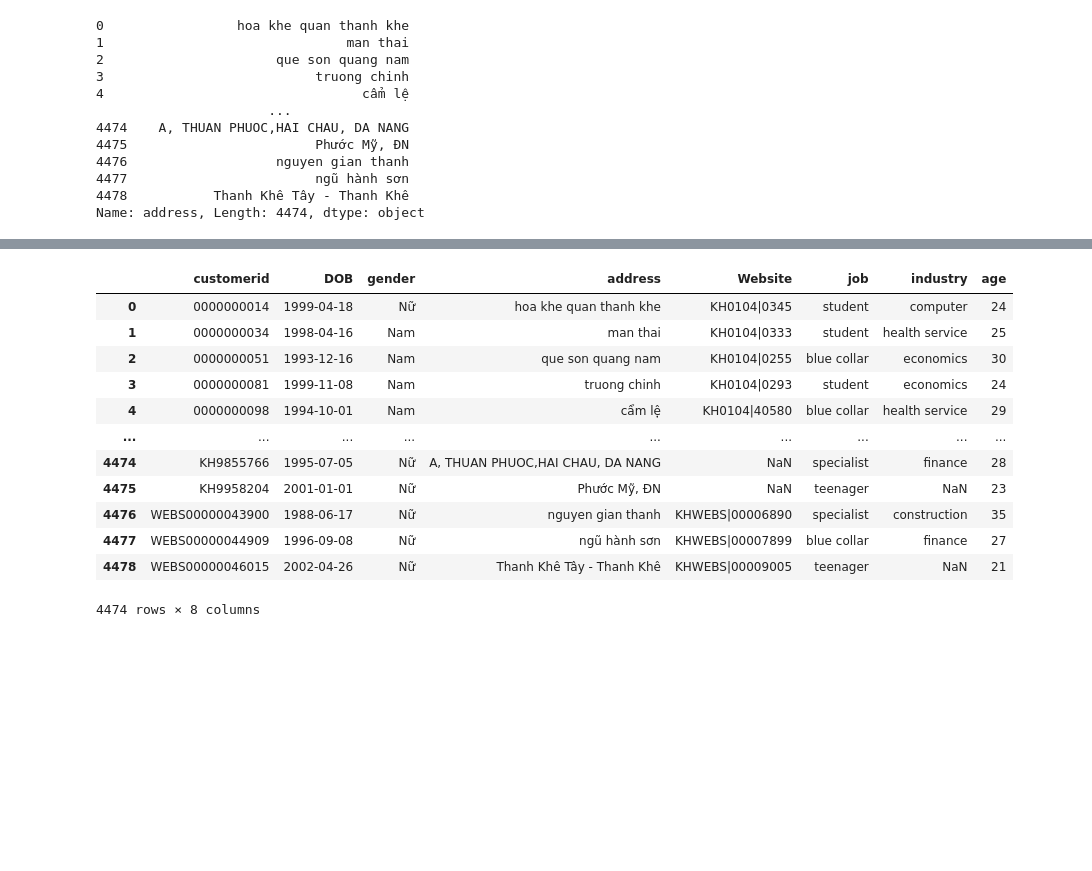
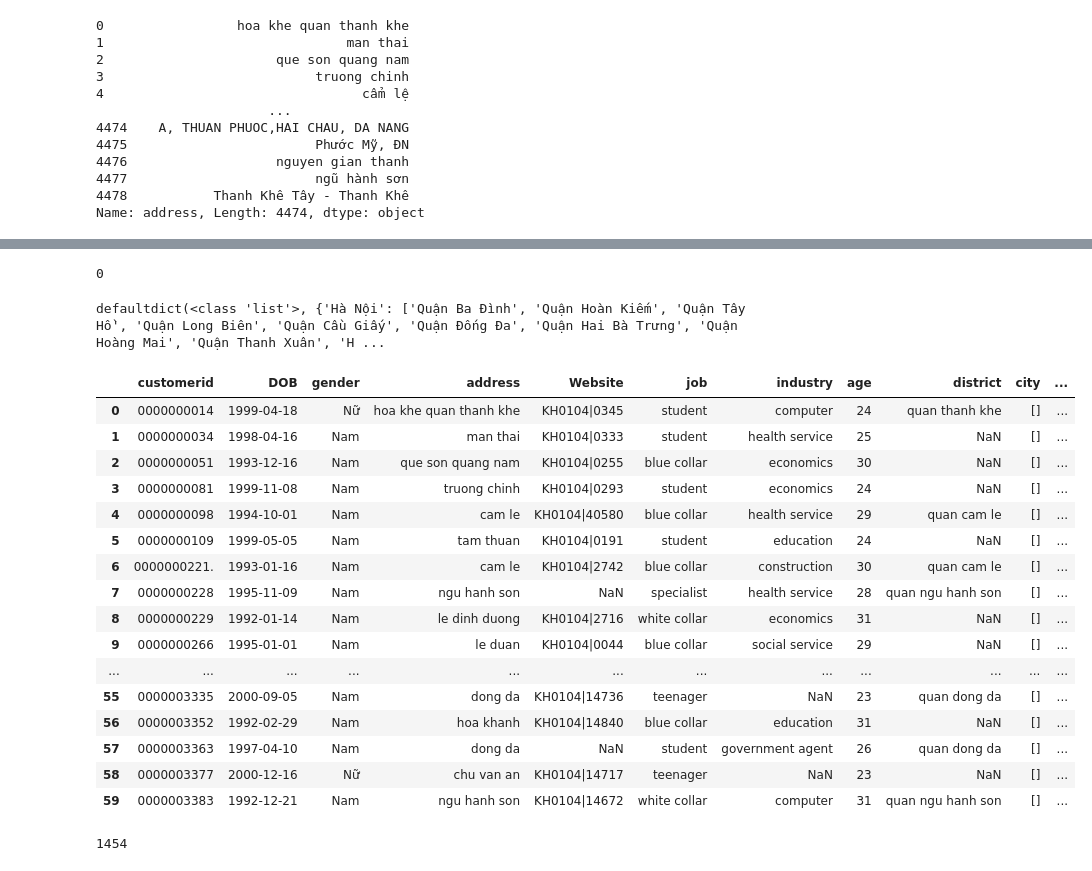
Before and after one commit to MinhDucNguyen9705/data_storytelling, a Jupyter notebook: customer_clean.ipynb, the cells around one changed output, grey strips where cells are left out. Saved outputs shown, nothing was run; the diff lists cells and outputs as text; code cells hidden in the pictures; blank space fills up the shorter version.

Commit message:
Partially clean address

```diff
--- a/customer_clean.ipynb
+++ b/customer_clean.ipynb
@@ -333,0 +205,10 @@ array(['man thai', ' truong chinh', 'cẩm lệ', 'Tam Thuan', 'Cẩm Lê,Đn',
+# %%
+from unidecode import unidecode
+
+customer['address']=customer['address'].apply(unidecode).str.lower()
+customer['address']=customer['address'].apply(lambda x: x.split('-')[-2] if '-' in x else x.split(',')[-2] if ',' in x else x)
+# %%
+customer['district'] = np.NaN
+customer['city'] = np.NaN
+customer['partial score'] = 0
+customer
@@ -334,16 +229,55 @@ array(['man thai', ' truong chinh', 'cẩm lệ', 'Tam Thuan', 'Cẩm Lê,Đn',
+# %%
+customer.loc[customer['address']=='que son quang nam', 'partial score'].iloc[0]
+# %% [output]
+0
+# %%
+from district_extract import district_list
+from thefuzz import process
+
+district_list = list(map(unidecode, district_list))
+district_list = list(map(str.lower, district_list))
+
+unique_address = customer['address'].unique()
+for district in district_list:
+    matches=process.extract(district, unique_address, limit=len(unique_address))
+    # matches.sort(key = lambda x: x[1], reverse=True)
+    # if matches[0][1]>=85:
+    #     customer.loc[customer['address']==matches[0][0], 'district']=district
+    for match in matches:
+        if match[1]>=88:
+            if match[1]>customer.loc[customer['address']==match[0], 'partial score'].iloc[0]:
+                customer.loc[customer['address']==match[0], 'district']=district
+                customer.loc[customer['address']==match[0], 'partial score']=match[1]
+
+            # customer.loc[customer['address']==match[0], 'city']= district_dict[district]
+# %%
+from district_extract import district_dict
+print(district_dict)
+# %% [output]
+defaultdict(<class 'list'>, {'Hà Nội': ['Quận Ba Đình', 'Quận Hoàn Kiếm', 'Quận Tây Hồ', 'Quận Long Biên', 'Quận Cầu Giấy', 'Quận Đống Đa', 'Quận Hai Bà Trưng', 'Quận Hoàng Mai', 'Quận Thanh Xuân', 'H ...
+# %%
+customer['city']=customer['address'].apply(lambda x: district_dict[x])
 # %%
-customer
+customer.head(60)
 # %% [output]
-|  | customerid | DOB | gender | address | Website | job | industry | age |
-| 0 | 0000000014 | 1999-04-18 | Nữ | hoa khe quan thanh khe | KH0104|0345 | student | computer | 24 |
-| 1 | 0000000034 | 1998-04-16 | Nam | man thai | KH0104|0333 | student | health service | 25 |
-| 2 | 0000000051 | 1993-12-16 | Nam | que son quang nam | KH0104|0255 | blue collar | economics | 30 |
-| 3 | 0000000081 | 1999-11-08 | Nam | truong chinh | KH0104|0293 | student | economics | 24 |
-| 4 | 0000000098 | 1994-10-01 | Nam | cẩm lệ | KH0104|40580 | blue collar | health service | 29 |
-| ... | ... | ... | ... | ... | ... | ... | ... | ... |
-| 4474 | KH9855766 | 1995-07-05 | Nữ | A, THUAN PHUOC,HAI CHAU, DA NANG | NaN | specialist | finance | 28 |
-| 4475 | KH9958204 | 2001-01-01 | Nữ | Phước Mỹ, ĐN | NaN | teenager | NaN | 23 |
-| 4476 | WEBS00000043900 | 1988-06-17 | Nữ | nguyen gian thanh | KHWEBS|00006890 | specialist | construction | 35 |
-| 4477 | WEBS00000044909 | 1996-09-08 | Nữ | ngũ hành sơn | KHWEBS|00007899 | blue collar | finance | 27 |
-| 4478 | WEBS00000046015 | 2002-04-26 | Nữ | Thanh Khê Tây - Thanh Khê | KHWEBS|00009005 | teenager | NaN | 21 |
+|  | customerid | DOB | gender | address | Website | job | industry | age | district | city | ... |
+| 0 | 0000000014 | 1999-04-18 | Nữ | hoa khe quan thanh khe | KH0104|0345 | student | computer | 24 | quan thanh khe | [] | ... |
+| 1 | 0000000034 | 1998-04-16 | Nam | man thai | KH0104|0333 | student | health service | 25 | NaN | [] | ... |
+| 2 | 0000000051 | 1993-12-16 | Nam | que son quang nam | KH0104|0255 | blue collar | economics | 30 | NaN | [] | ... |
+| 3 | 0000000081 | 1999-11-08 | Nam | truong chinh | KH0104|0293 | student | economics | 24 | NaN | [] | ... |
+| 4 | 0000000098 | 1994-10-01 | Nam | cam le | KH0104|40580 | blue collar | health service | 29 | quan cam le | [] | ... |
+| 5 | 0000000109 | 1999-05-05 | Nam | tam thuan | KH0104|0191 | student | education | 24 | NaN | [] | ... |
+| 6 | 0000000221. | 1993-01-16 | Nam | cam le | KH0104|2742 | blue collar | construction | 30 | quan cam le | [] | ... |
+| 7 | 0000000228 | 1995-11-09 | Nam | ngu hanh son | NaN | specialist | health service | 28 | quan ngu hanh son | [] | ... |
+| 8 | 0000000229 | 1992-01-14 | Nam | le dinh duong | KH0104|2716 | white collar | economics | 31 | NaN | [] | ... |
+| 9 | 0000000266 | 1995-01-01 | Nam | le duan | KH0104|0044 | blue collar | social service | 29 | NaN | [] | ... |
+| ... | ... | ... | ... | ... | ... | ... | ... | ... | ... | ... | ... |
+| 55 | 0000003335 | 2000-09-05 | Nam | dong da | KH0104|14736 | teenager | NaN | 23 | quan dong da | [] | ... |
+| 56 | 0000003352 | 1992-02-29 | Nam | hoa khanh | KH0104|14840 | blue collar | education | 31 | NaN | [] | ... |
+| 57 | 0000003363 | 1997-04-10 | Nam | dong da | NaN | student | government agent | 26 | quan dong da | [] | ... |
+| 58 | 0000003377 | 2000-12-16 | Nữ | chu van an | KH0104|14717 | teenager | NaN | 23 | NaN | [] | ... |
+| 59 | 0000003383 | 1992-12-21 | Nam | ngu hanh son | KH0104|14672 | white collar | computer | 31 | quan ngu hanh son | [] | ... |
-4474 rows × 8 columns
+# %%
+customer['district'].isna().sum()
+# %% [output]
+1454
```
Also changed, not shown: parts of 17 cells of this notebook, 3 other files.
